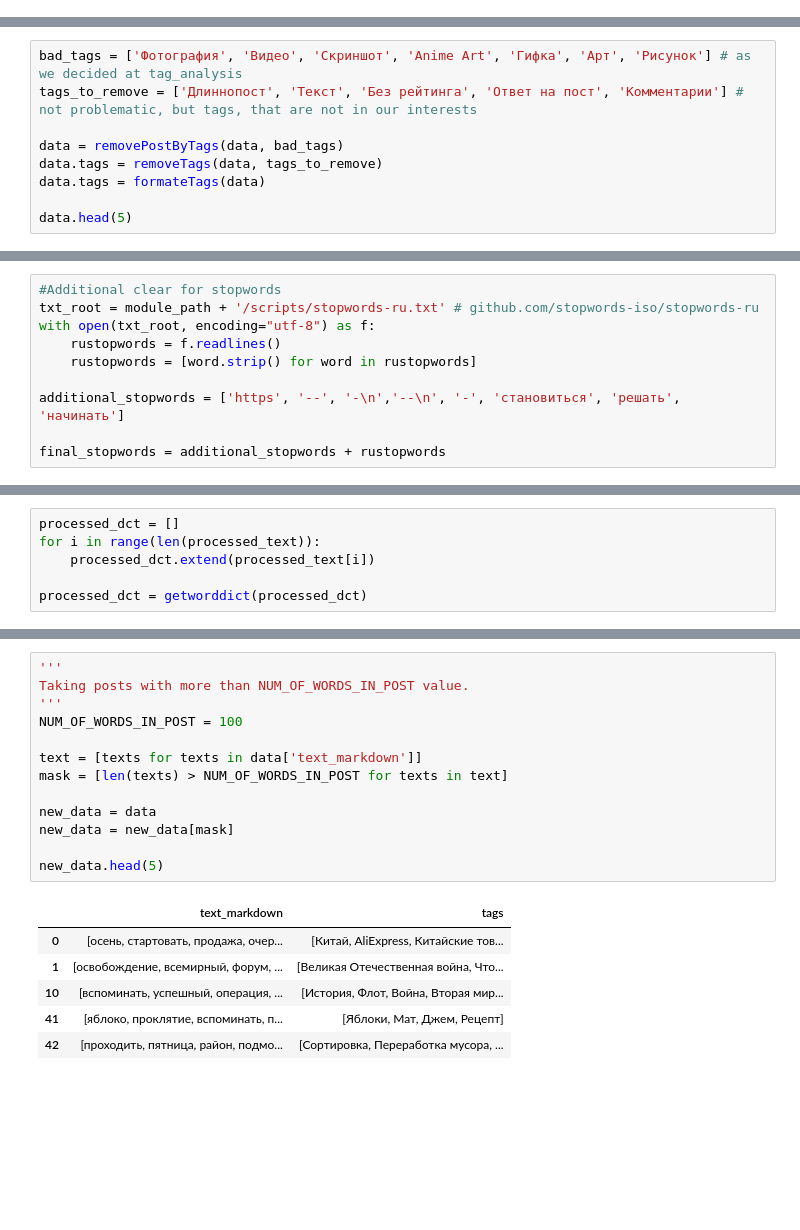
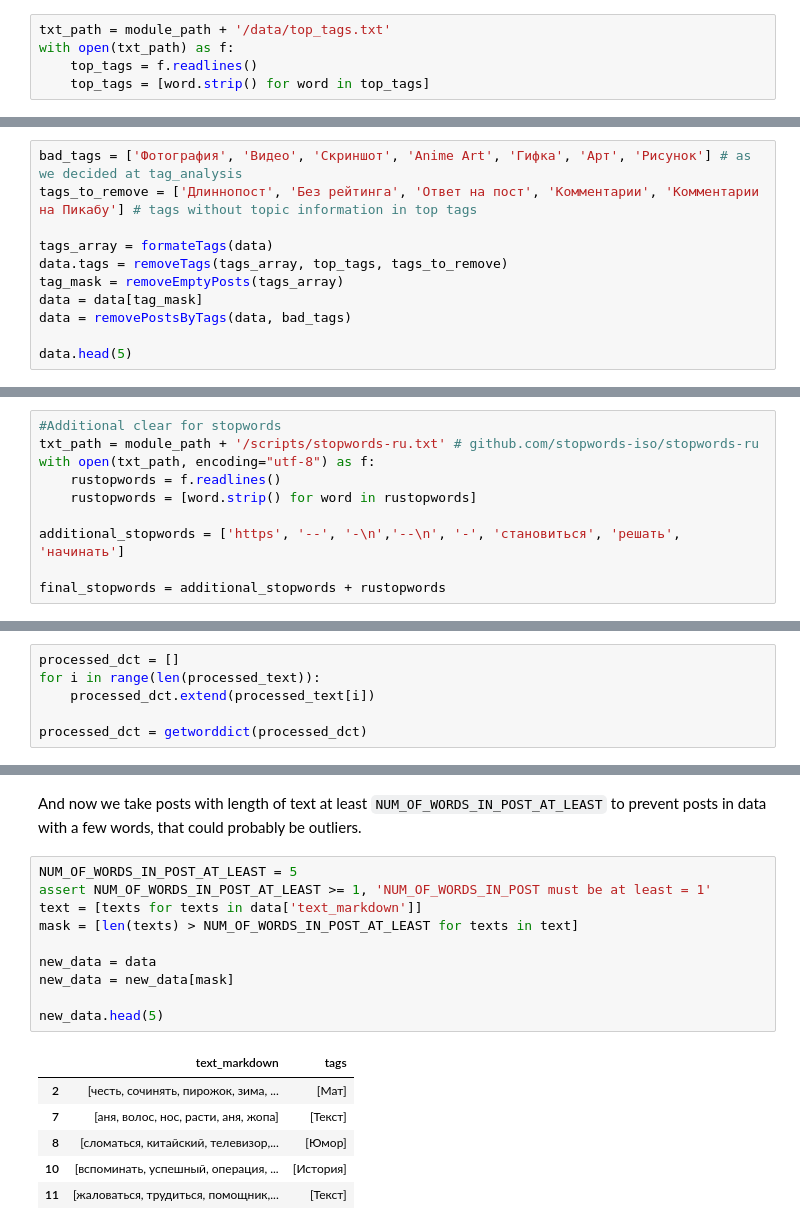
Before and after one commit to zhursvlevy/PostProcessor, a Jupyter notebook: notebooks/tag_processing.ipynb, the cells around one changed output, grey strips where cells are left out. Drawn from its saved outputs; the diff is of its cells as text; blank space fills up the shorter version.

```diff
--- a/notebooks/tag_processing.ipynb
+++ b/notebooks/tag_processing.ipynb
@@ -47,0 +64,5 @@ ax.set_xticks([i for i in range(0, 1700, 100)]);
+# %%
+txt_path = module_path + '/data/top_tags.txt'
+with open(txt_path) as f:
+    top_tags = f.readlines()
+    top_tags = [word.strip() for word in top_tags]
@@ -48,10 +71,12 @@ ax.set_xticks([i for i in range(0, 1700, 100)]);
 # %%
 bad_tags = ['Фотография', 'Видео', 'Скриншот', 'Anime Art', 'Гифка', 'Арт', 'Рисунок'] # as we decided at tag_analysis
-tags_to_remove = ['Длиннопост', 'Текст', 'Без рейтинга', 'Ответ на пост', 'Комментарии'] # not problematic, but tags, that are not in our interests
+tags_to_remove = ['Длиннопост', 'Без рейтинга', 'Ответ на пост', 'Комментарии', 'Комментарии на Пикабу'] # tags without topic information in top tags
 
-data = removePostByTags(data, bad_tags)
-data.tags = removeTags(data, tags_to_remove)
-data.tags = formateTags(data)
+tags_array = formateTags(data)
+data.tags = removeTags(tags_array, top_tags, tags_to_remove)
+tag_mask = removeEmptyPosts(tags_array)
+data = data[tag_mask]
+data = removePostsByTags(data, bad_tags)
 
 data.head(5)
 # %% [output]
@@ -82,7 +109,7 @@ ax.set_ylabel("Words");
 # %%
 #Additional clear for stopwords
-txt_root = module_path + '/scripts/stopwords-ru.txt' # github.com/stopwords-iso/stopwords-ru
-with open(txt_root, encoding="utf-8") as f:
+txt_path = module_path + '/scripts/stopwords-ru.txt' # github.com/stopwords-iso/stopwords-ru
+with open(txt_path, encoding="utf-8") as f:
     rustopwords = f.readlines()
     rustopwords = [word.strip() for word in rustopwords]
 
@@ -132,20 +181,19 @@ ax.set_ylabel("Words");
+# %% [markdown]
+And now we take posts with length of text at least `NUM_OF_WORDS_IN_POST_AT_LEAST` to prevent posts in data with a few words, that could probably be outliers.
 # %%
-'''
-Taking posts with more than NUM_OF_WORDS_IN_POST value.
-'''
-NUM_OF_WORDS_IN_POST = 100
-
+NUM_OF_WORDS_IN_POST_AT_LEAST = 5
+assert NUM_OF_WORDS_IN_POST_AT_LEAST >= 1, 'NUM_OF_WORDS_IN_POST must be at least = 1'
 text = [texts for texts in data['text_markdown']]
-mask = [len(texts) > NUM_OF_WORDS_IN_POST for texts in text]
+mask = [len(texts) > NUM_OF_WORDS_IN_POST_AT_LEAST for texts in text]
 
 new_data = data
 new_data = new_data[mask]
 
 new_data.head(5)
 # %% [output]
 |  | text_markdown | tags |
-| 0 | [осень, стартовать, продажа, очер... | [Китай, AliExpress, Китайские тов... |
-| 1 | [освобождение, всемирный, форум, ... | [Великая Отечественная война, Что... |
-| 10 | [вспоминать, успешный, операция, ... | [История, Флот, Война, Вторая мир... |
-| 41 | [яблоко, проклятие, вспоминать, п... | [Яблоки, Мат, Джем, Рецепт] |
-| 42 | [проходить, пятница, район, подмо... | [Сортировка, Переработка мусора, ... |
+| 2 | [честь, сочинять, пирожок, зима, ... | [Мат] |
+| 7 | [аня, волос, нос, расти, аня, жопа] | [Текст] |
+| 8 | [сломаться, китайский, телевизор,... | [Юмор] |
+| 10 | [вспоминать, успешный, операция, ... | [История] |
+| 11 | [жаловаться, трудиться, помощник,... | [Текст] |
```
Also changed, not shown: parts of 17 cells of this notebook, 2 other files.
